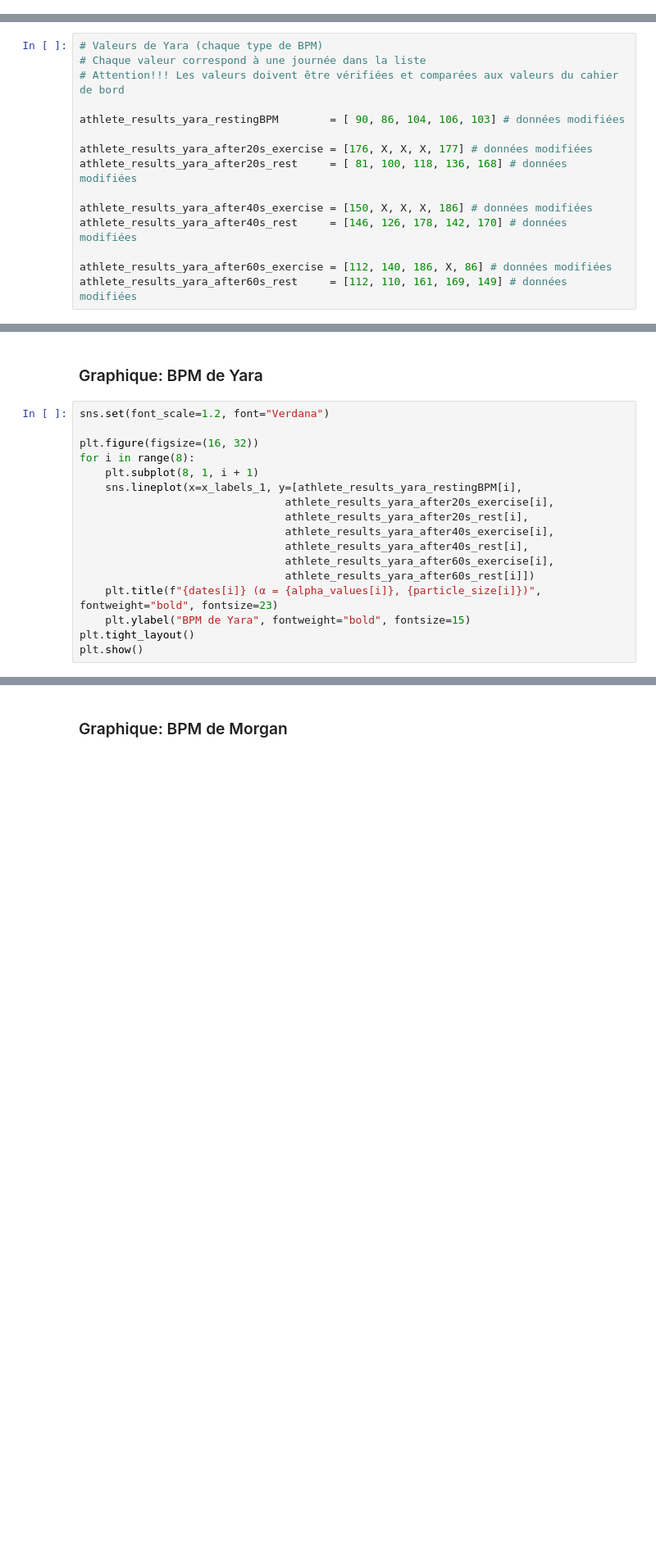
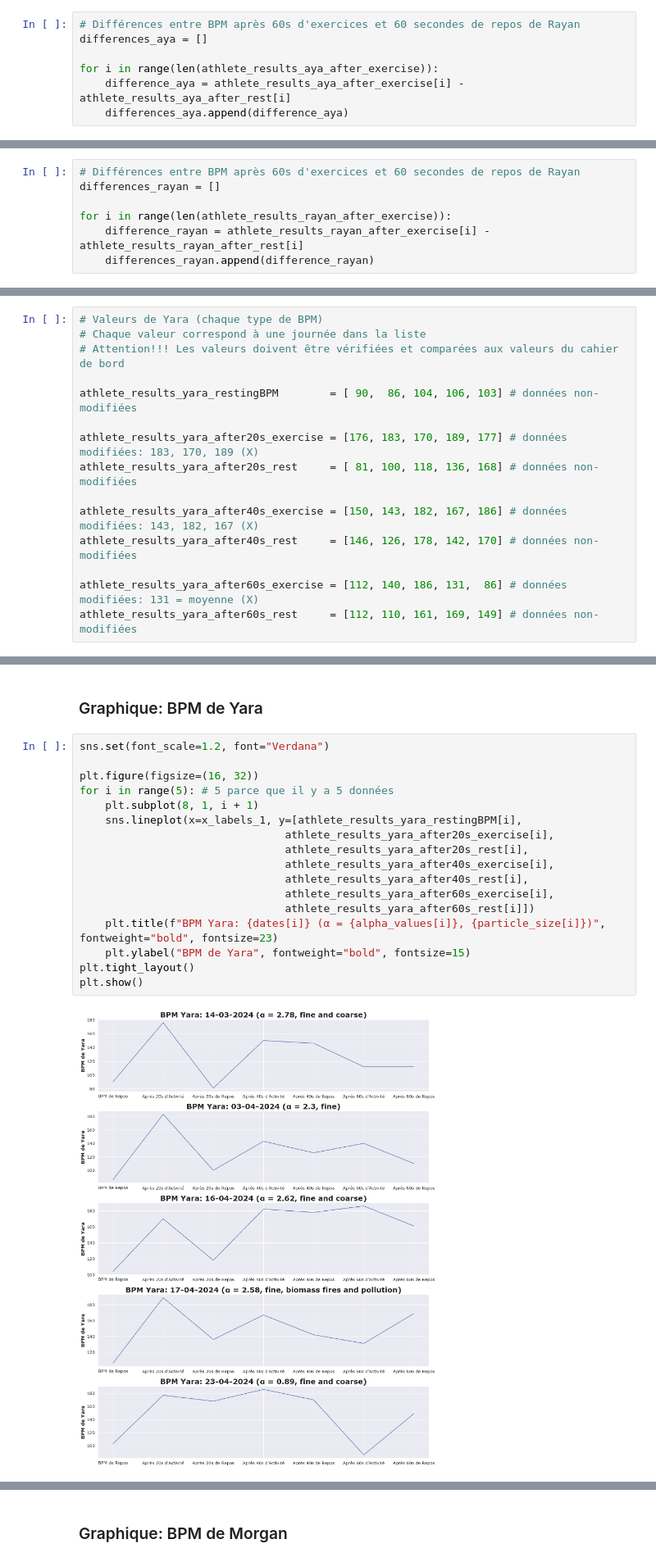
Before and after one commit to Kibalchish47/CalisphAir-LFLV-2023, a Jupyter notebook: code version 2 (new)/visualisation de données.ipynb, the cells around one changed output, grey strips where cells are left out. Shown at 82% size. Cells and saved outputs as stored; diff of their text form; blank space fills up the shorter version.

```diff
--- a/code version 2 (new)/visualisation de données.ipynb
+++ b/code version 2 (new)/visualisation de données.ipynb
@@ -48,6 +51,13 @@ len(athlete_results_aya_after_exercise) =  5
 len(athlete_results_aya_after_rest) =  5
 len(alpha_values) =  5
 len(particle_size) =  5
+# %%
+# Différences entre BPM après 60s d'exercices et 60 secondes de repos de Rayan
+differences_aya = []
+
+for i in range(len(athlete_results_aya_after_exercise)):
+    difference_aya = athlete_results_aya_after_exercise[i] - athlete_results_aya_after_rest[i]
+    differences_aya.append(difference_aya)
 # %% [markdown]
 ## Données de Rayan
 # %%
@@ -80,6 +90,13 @@ len(athlete_results_rayan_after_exercise) =  5
 len(athlete_results_rayan_after_rest) =  5
 len(alpha_values) =  5
 len(particle_size) =  5
+# %%
+# Différences entre BPM après 60s d'exercices et 60 secondes de repos de Rayan
+differences_rayan = []
+
+for i in range(len(athlete_results_rayan_after_exercise)):
+    difference_rayan = athlete_results_rayan_after_exercise[i] - athlete_results_rayan_after_rest[i]
+    differences_rayan.append(difference_rayan)
 # %% [markdown]
 ## Données de Yara
 # %%
@@ -87,13 +104,13 @@ len(particle_size) =  5
 # Chaque valeur correspond à une journée dans la liste
 # Attention!!! Les valeurs doivent être vérifiées et comparées aux valeurs du cahier de bord
 
-athlete_results_yara_restingBPM        = [ 90, 86, 104, 106, 103] # données modifiées
+athlete_results_yara_restingBPM        = [ 90,  86, 104, 106, 103] # données non-modifiées
 
-athlete_results_yara_after20s_exercise = [176, X, X, X, 177] # données modifiées
-athlete_results_yara_after20s_rest     = [ 81, 100, 118, 136, 168] # données modifiées
+athlete_results_yara_after20s_exercise = [176, 183, 170, 189, 177] # données modifiées: 183, 170, 189 (X)
+athlete_results_yara_after20s_rest     = [ 81, 100, 118, 136, 168] # données non-modifiées
 
-athlete_results_yara_after40s_exercise = [150, X, X, X, 186] # données modifiées
-athlete_results_yara_after40s_rest     = [146, 126, 178, 142, 170] # données modifiées
+athlete_results_yara_after40s_exercise = [150, 143, 182, 167, 186] # données modifiées: 143, 182, 167 (X)
+athlete_results_yara_after40s_rest     = [146, 126, 178, 142, 170] # données non-modifiées
 
-athlete_results_yara_after60s_exercise = [112, 140, 186, X, 86] # données modifiées
-athlete_results_yara_after60s_rest     = [112, 110, 161, 169, 149] # données modifiées
+athlete_results_yara_after60s_exercise = [112, 140, 186, 131,  86] # données modifiées: 131 = moyenne (X)
+athlete_results_yara_after60s_rest     = [112, 110, 161, 169, 149] # données non-modifiées
@@ -195,20 +272,22 @@ plt.show()
 # %%
 sns.set(font_scale=1.2, font="Verdana")
 
 plt.figure(figsize=(16, 32))
-for i in range(8):
+for i in range(5): # 5 parce que il y a 5 données
     plt.subplot(8, 1, i + 1)
     sns.lineplot(x=x_labels_1, y=[athlete_results_yara_restingBPM[i],
                                 athlete_results_yara_after20s_exercise[i],
                                 athlete_results_yara_after20s_rest[i],
                                 athlete_results_yara_after40s_exercise[i],
                                 athlete_results_yara_after40s_rest[i],
                                 athlete_results_yara_after60s_exercise[i],
                                 athlete_results_yara_after60s_rest[i]])
-    plt.title(f"{dates[i]} (α = {alpha_values[i]}, {particle_size[i]})", fontweight="bold", fontsize=23)
+    plt.title(f"BPM Yara: {dates[i]} (α = {alpha_values[i]}, {particle_size[i]})", fontweight="bold", fontsize=23)
     plt.ylabel("BPM de Yara", fontweight="bold", fontsize=15)
 plt.tight_layout()
 plt.show()
+# %% [output]
+[figure, added]
 # %%
 # Graphique Commun
 sns.set_theme(font_scale=1.12, font="Verdana")
```
Also changed, not shown: parts of 32 cells of this notebook, 1 other file.
